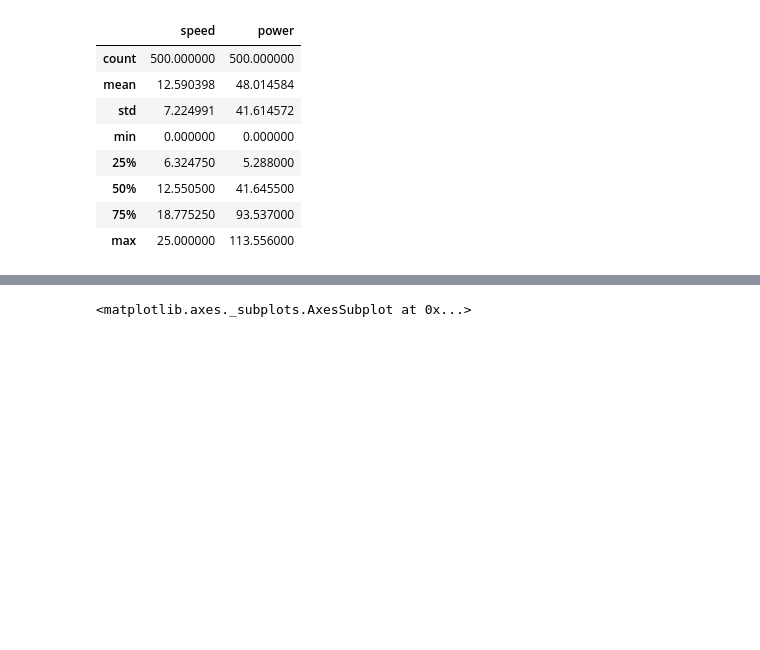
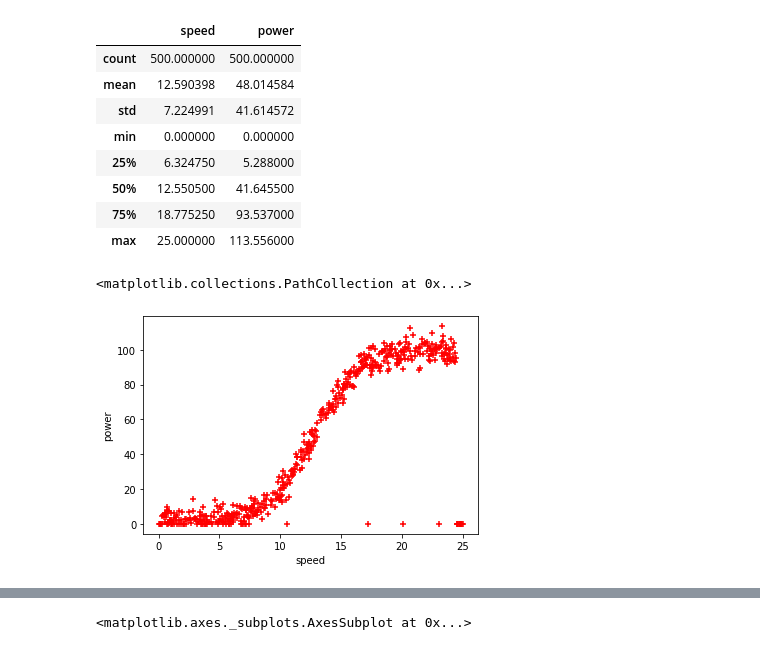
Before and after one commit to colm-o-caoimh/RegressionAnalysis, a Jupyter notebook: power_production.ipynb, the cells around one changed output, grey strips where cells are left out. Saved outputs shown, nothing was run; the diff lists cells and outputs as text; code cells hidden in the pictures; blank space fills up the shorter version.

```diff
--- a/power_production.ipynb
+++ b/power_production.ipynb
@@ -39,3 +40,11 @@ pp.describe()
 | 50% | 12.550500 | 41.645500 |
 | 75% | 18.775250 | 93.537000 |
 | max | 25.000000 | 113.556000 |
+# %%
+%matplotlib inline
+plt.xlabel('speed')
+plt.ylabel('power')
+plt.scatter(pp.speed,pp.power,color='red',marker='+')
+# %% [output]
+<matplotlib.collections.PathCollection at 0x...>
+[figure, added]
```
Also changed, not shown: parts of 38 cells of this notebook.
